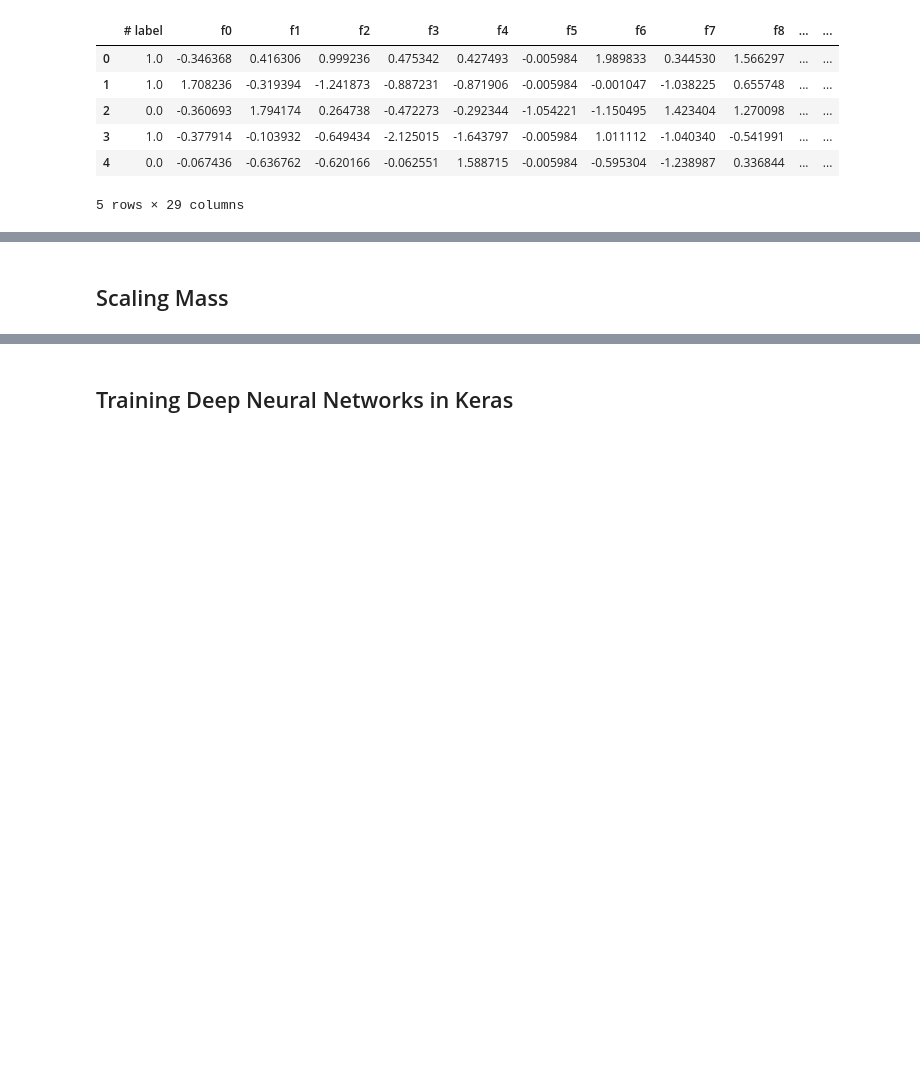
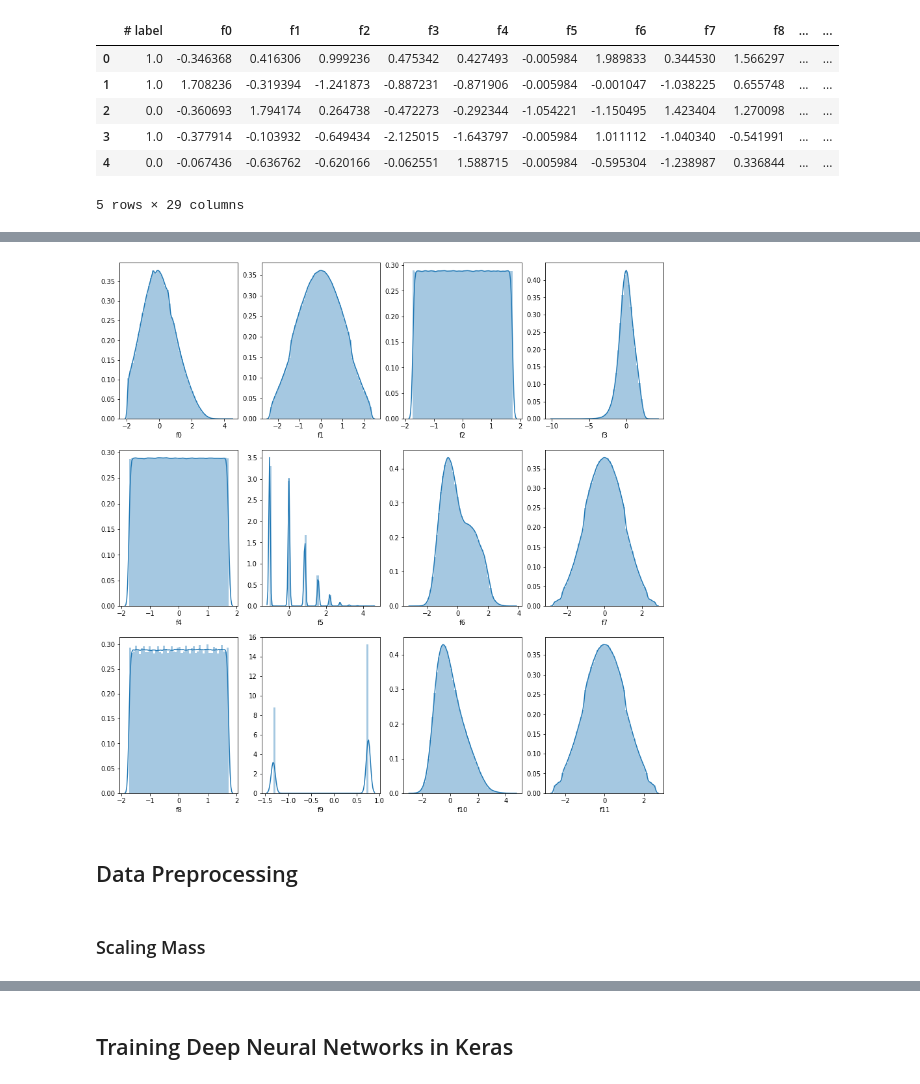
Before and after one commit to AmolMavuduru/HEPMASS_DeepLearning, a Jupyter notebook: Deep Learning HEPMASS Data.ipynb, the cells around one changed output, grey strips where cells are left out. Drawn from its saved outputs; the diff is of its cells as text; code cells hidden in the pictures; blank space fills up the shorter version.

```diff
--- a/Deep Learning HEPMASS Data.ipynb
+++ b/Deep Learning HEPMASS Data.ipynb
@@ -24,5 +57,18 @@ train.head()
+# %%
+cols = 4
+fig, axes = plt.subplots(ncols=cols, nrows=3, sharey=False, figsize=(15,15))
+
+for i in range(12):
+    feature = 'f{}'.format(i)
+    col = i % cols
+    row = i // cols
+    sns.distplot(train[feature], ax=axes[row][col])
+# %% [output]
+[figure, added]
+# %% [markdown]
+## Data Preprocessing
 # %% [markdown]
-## Scaling Mass
+### Scaling Mass
 # %%
 from sklearn.preprocessing import StandardScaler
 scaler = StandardScaler()
```
Also changed, not shown: parts of 33 cells of this notebook, 46 other files.
